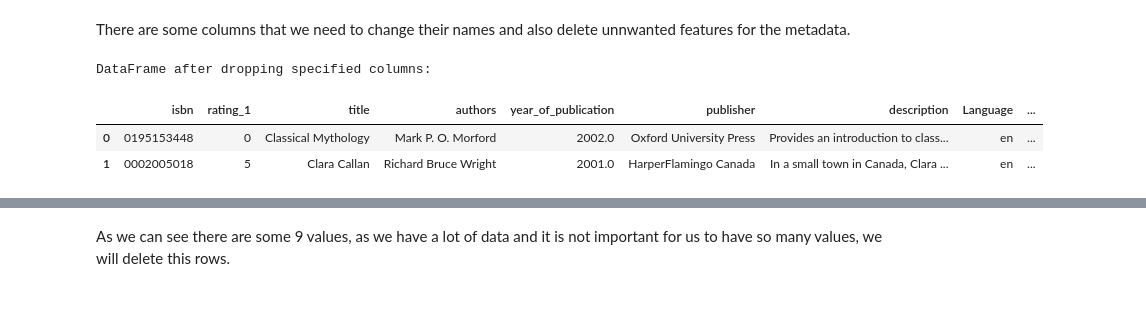
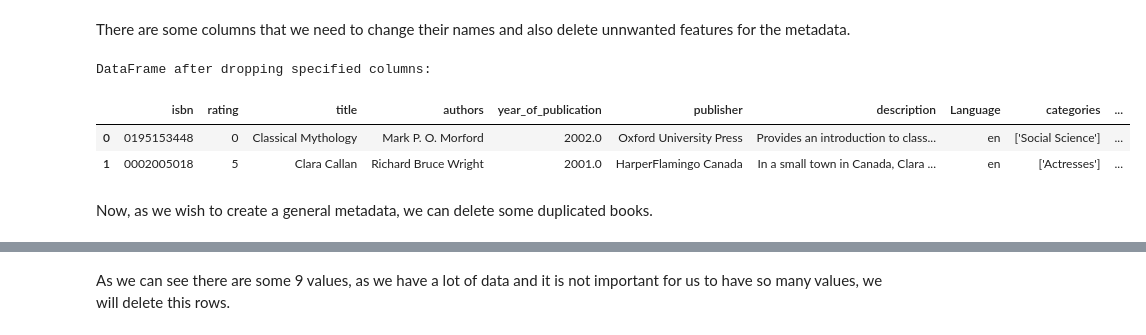
Before and after one commit to xandga/Capstone-Project, a Jupyter notebook: Metadata_Books.ipynb, the cells around one changed output, grey strips where cells are left out. Drawn from its saved outputs; the diff is of its cells as text; code cells hidden in the pictures; blank space fills up the shorter version.

Commit message:
final_org_metadata

```diff
--- a/Metadata_Books.ipynb
+++ b/Metadata_Books.ipynb
@@ -93,21 +115,22 @@ There are some columns that we need to change their names and also delete unnwan
 # %%
 # Renaming columns
 preproc_books.rename(columns={
     'book_title': 'title',
     'book_author': 'authors',
     'Summary': 'description',
     'Category':'categories',
-    'rating':'rating_1'
     }, inplace=True)
 
 columns_to_drop = ['Unnamed: 0', 'user_id', 'location', 'img_s', 'img_m', 'img_l', 'age','city','state']
 preproc_books.drop(columns=columns_to_drop, inplace=True)
 
 print("\nDataFrame after dropping specified columns:")
 preproc_books.head(2)
 # %% [output]
 DataFrame after dropping specified columns:
-|  | isbn | rating_1 | title | authors | year_of_publication | publisher | description | Language | ... |
-| 0 | 0195153448 | 0 | Classical Mythology | Mark P. O. Morford | 2002.0 | Oxford University Press | Provides an introduction to class... | en | ... |
-| 1 | 0002005018 | 5 | Clara Callan | Richard Bruce Wright | 2001.0 | HarperFlamingo Canada | In a small town in Canada, Clara ... | en | ... |
+|  | isbn | rating | title | authors | year_of_publication | publisher | description | Language | categories | ... |
+| 0 | 0195153448 | 0 | Classical Mythology | Mark P. O. Morford | 2002.0 | Oxford University Press | Provides an introduction to class... | en | ['Social Science'] | ... |
+| 1 | 0002005018 | 5 | Clara Callan | Richard Bruce Wright | 2001.0 | HarperFlamingo Canada | In a small town in Canada, Clara ... | en | ['Actresses'] | ... |
+# %% [markdown]
+Now, as we wish to create a general metadata, we can delete some duplicated books.
 # %%
```
Also changed, not shown: parts of 65 cells of this notebook, 2 other files.
